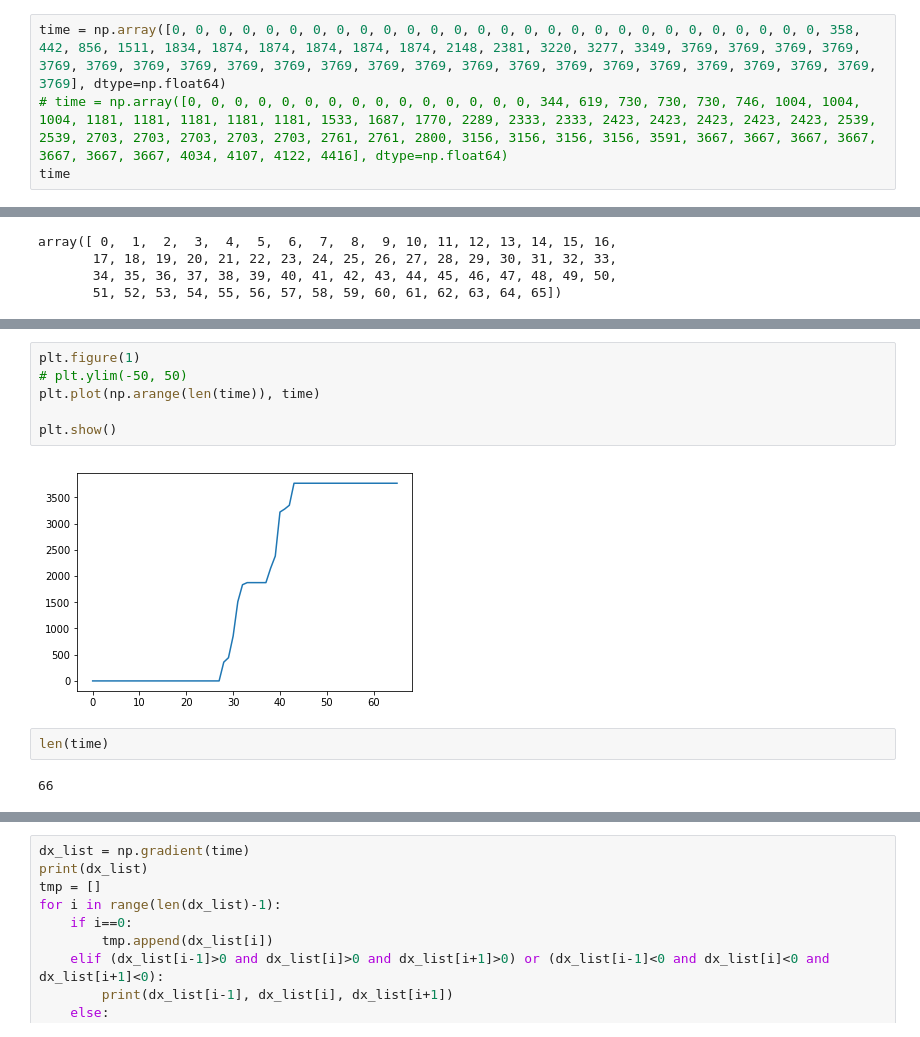
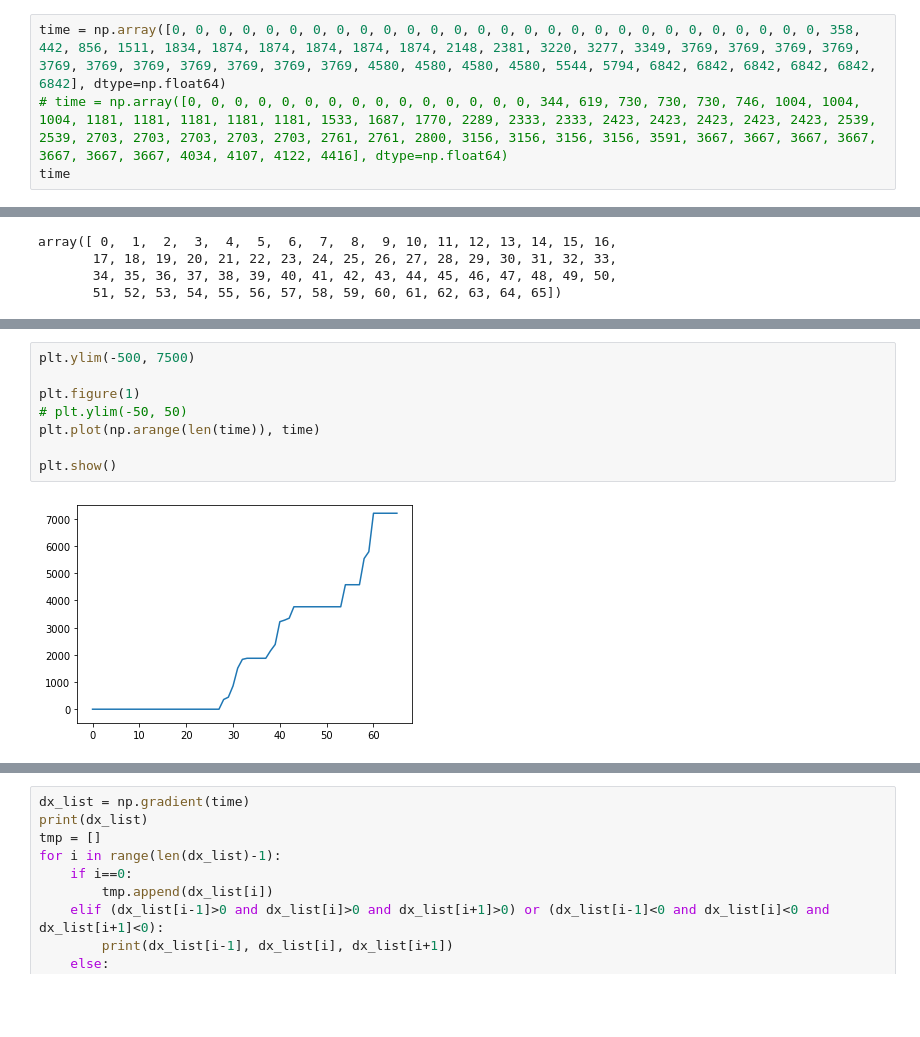
Before and after one commit to dlsrks1218/eHealthPython, a Jupyter notebook: proj/SalientPointDetection.ipynb, the cells around one changed output, grey strips where cells are left out. Cells and saved outputs as stored; diff of their text form; blank space fills up the shorter version.

```diff
--- a/proj/SalientPointDetection.ipynb
+++ b/proj/SalientPointDetection.ipynb
@@ -5,5 +6,5 @@ import sympy as sp
 # %%
-time = np.array([0, 0, 0, 0, 0, 0, 0, 0, 0, 0, 0, 0, 0, 0, 0, 0, 0, 0, 0, 0, 0, 0, 0, 0, 0, 0, 0, 0, 358, 442, 856, 1511, 1834, 1874, 1874, 1874, 1874, 1874, 2148, 2381, 3220, 3277, 3349, 3769, 3769, 3769, 3769, 3769, 3769, 3769, 3769, 3769, 3769, 3769, 3769, 3769, 3769, 3769, 3769, 3769, 3769, 3769, 3769, 3769, 3769, 3769], dtype=np.float64)
+time = np.array([0, 0, 0, 0, 0, 0, 0, 0, 0, 0, 0, 0, 0, 0, 0, 0, 0, 0, 0, 0, 0, 0, 0, 0, 0, 0, 0, 0, 358, 442, 856, 1511, 1834, 1874, 1874, 1874, 1874, 1874, 2148, 2381, 3220, 3277, 3349, 3769, 3769, 3769, 3769, 3769, 3769, 3769, 3769, 3769, 3769, 3769, 4580, 4580, 4580, 4580, 5544, 5794, 6842, 6842, 6842, 6842, 6842, 6842], dtype=np.float64)
 # time = np.array([0, 0, 0, 0, 0, 0, 0, 0, 0, 0, 0, 0, 0, 0, 0, 344, 619, 730, 730, 730, 746, 1004, 1004, 1004, 1181, 1181, 1181, 1181, 1181, 1533, 1687, 1770, 2289, 2333, 2333, 2423, 2423, 2423, 2423, 2423, 2539, 2539, 2703, 2703, 2703, 2703, 2703, 2761, 2761, 2800, 3156, 3156, 3156, 3156, 3591, 3667, 3667, 3667, 3667, 3667, 3667, 3667, 4034, 4107, 4122, 4416], dtype=np.float64)
 time
 # %% [output]
@@ -25,12 +60,10 @@ array([ 0,  1,  2,  3,  4,  5,  6,  7,  8,  9, 10, 11, 12, 13, 14, 15, 16,
 # %%
+plt.ylim(-500, 7500)
+
 plt.figure(1)
 # plt.ylim(-50, 50)
 plt.plot(np.arange(len(time)), time)
 
 plt.show()
 # %% [output]
-[figure, old version]
+[figure, new version]
-# %%
-len(time)
-# %% [output]
-66
```
Also changed, not shown: parts of 8 cells of this notebook, 1 other file.
